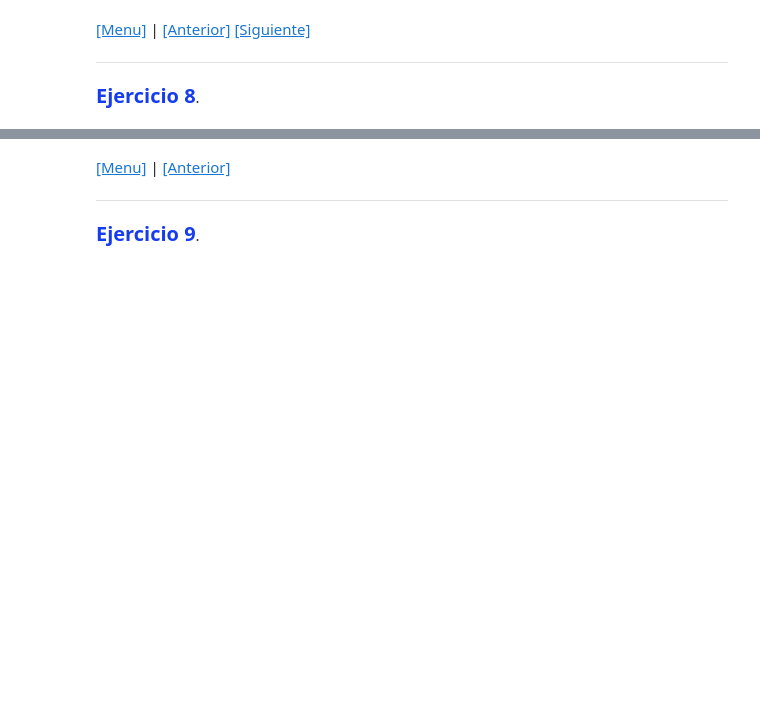
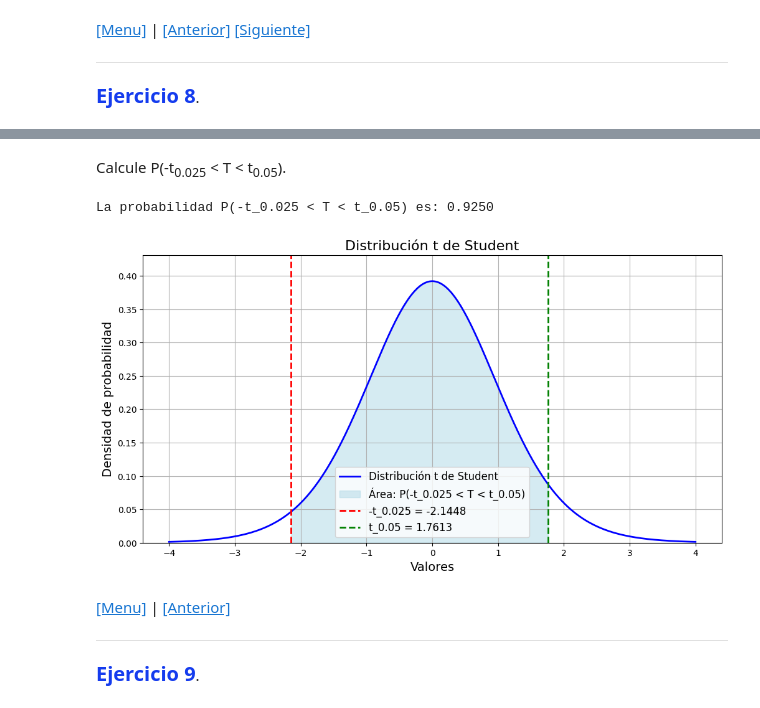
Before and after one commit to melaniesantiago/Ejercicios, a Jupyter notebook: ejercicios-t-student.ipynb, the cells around one changed output, grey strips where cells are left out. Cells and saved outputs as stored; diff of their text form; code cells hidden in the pictures; blank space fills up the shorter version.

```diff
--- a/ejercicios-t-student.ipynb
+++ b/ejercicios-t-student.ipynb
@@ -726,3 +762,49 @@ ___
+# %% [markdown]
+<p>
+    Calcule P(-t<sub>0.025</sub> < T < t<sub>0.05</sub>).
+</p>
+# %%
+import numpy as np
+import scipy.stats as stats
+import matplotlib.pyplot as plt
+
+# Grados de libertad
+df = 14
+
+# Cálculo de los valores t para las áreas especificadas
+t_0_025 = stats.t.ppf(0.975, df)  # t para 0.025
+t_0_05 = stats.t.ppf(0.95, df)    # t para 0.05
+
+# Cálculo de la probabilidad P(-t_0.025 < T < t_0.05)
+probabilidad = stats.t.cdf(t_0_05, df) - stats.t.cdf(-t_0_025, df)
+
+print(f"La probabilidad P(-t_0.025 < T < t_0.05) es: {probabilidad:.4f}")
+
+# Gráfica de la distribución t
+x_values = np.linspace(-4, 4, 1000)
+y_values = stats.t.pdf(x_values, df)
+
+plt.figure(figsize=(12, 6))
+plt.plot(x_values, y_values, label='Distribución t de Student', color='blue', linewidth=2)
+
+# Área entre -t_0.025 y t_0.05
+plt.fill_between(x_values, y_values, where=((x_values >= -t_0_025) & (x_values <= t_0_05)),
+                 color='lightblue', alpha=0.5, label=f'Área: P(-t_0.025 < T < t_0.05)')
+
+# Líneas verticales en los valores t
+plt.axvline(-t_0_025, color='red', linestyle='--', label=f'-t_0.025 = {-t_0_025:.4f}', linewidth=2)
+plt.axvline(t_0_05, color='green', linestyle='--', label=f't_0.05 = {t_0_05:.4f}', linewidth=2)
+
+plt.title('Distribución t de Student', fontsize=16)
+plt.xlabel('Valores', fontsize=14)
+plt.ylabel('Densidad de probabilidad', fontsize=14)
+plt.ylim(0, max(y_values) * 1.1)  # Ajustar límite superior del eje y
+plt.legend(fontsize=12)
+plt.grid()
+plt.show()
+# %% [output]
+La probabilidad P(-t_0.025 < T < t_0.05) es: 0.9250
+[figure, added]
 # %% [markdown]
 <div id=ex_9></div>
 
```
Also changed, not shown: parts of 5 cells of this notebook.
